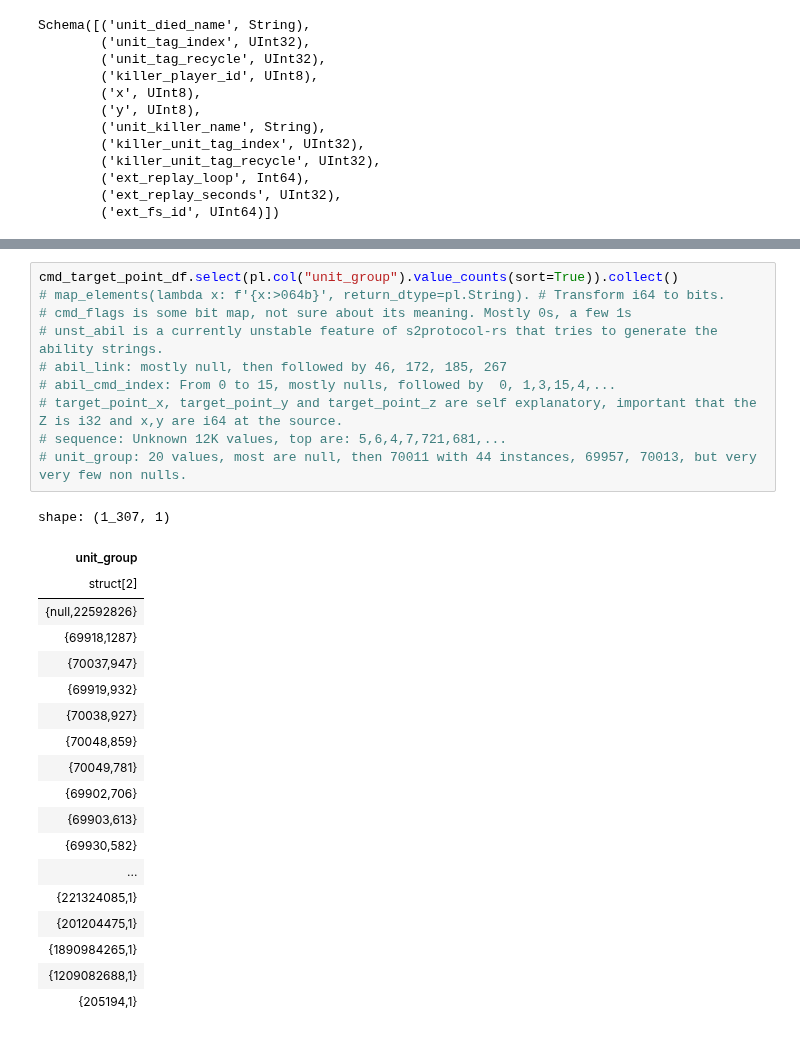
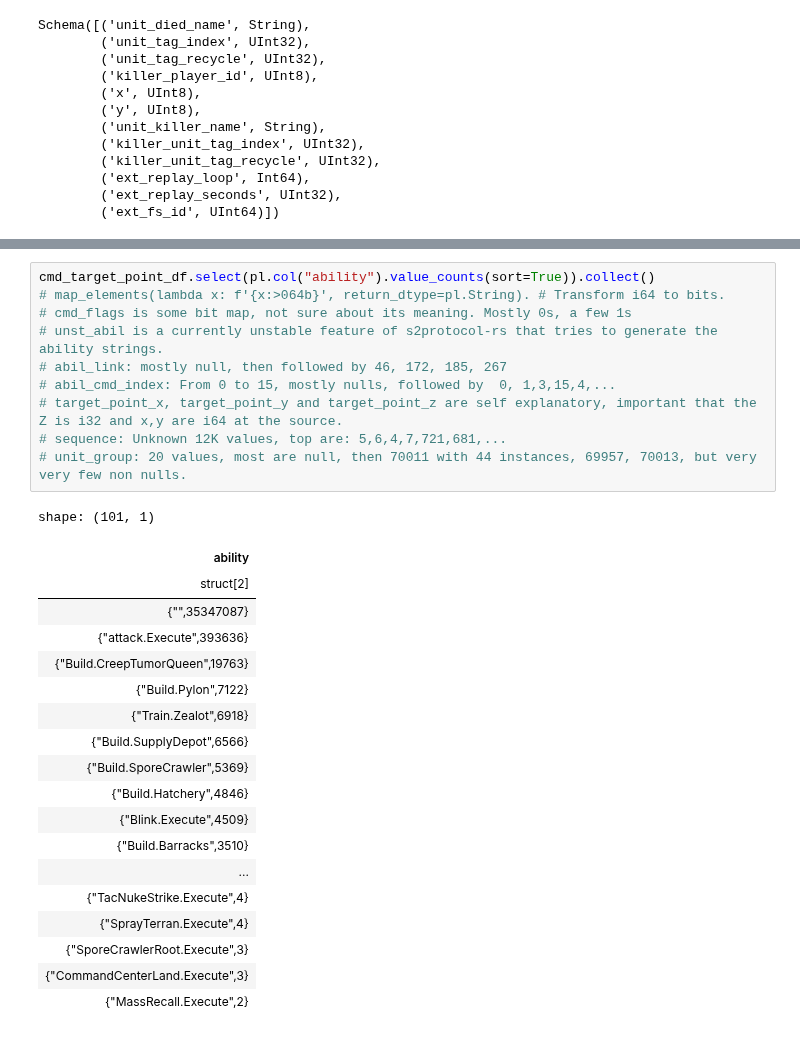
Before and after one commit to sebosp/s2-polars-data-analysis, a Jupyter notebook: jupyter_notebooks/Exploratory_Data_Analysis.ipynb, the cells around one changed output, grey strips where cells are left out. Cells and saved outputs as stored; diff of their text form.

```diff
--- a/jupyter_notebooks/Exploratory_Data_Analysis.ipynb
+++ b/jupyter_notebooks/Exploratory_Data_Analysis.ipynb
@@ -800,33 +807,33 @@ shape: (9, 14)
 # %%
-cmd_target_point_df.select(pl.col("unit_group").value_counts(sort=True)).collect()
+cmd_target_point_df.select(pl.col("ability").value_counts(sort=True)).collect()
 # map_elements(lambda x: f'{x:>064b}', return_dtype=pl.String). # Transform i64 to bits.
 # cmd_flags is some bit map, not sure about its meaning. Mostly 0s, a few 1s
 # unst_abil is a currently unstable feature of s2protocol-rs that tries to generate the ability strings.
 # abil_link: mostly null, then followed by 46, 172, 185, 267
 # abil_cmd_index: From 0 to 15, mostly nulls, followed by  0, 1,3,15,4,...
 # target_point_x, target_point_y and target_point_z are self explanatory, important that the Z is i32 and x,y are i64 at the source.
 # sequence: Unknown 12K values, top are: 5,6,4,7,721,681,...
 # unit_group: 20 values, most are null, then 70011 with 44 instances, 69957, 70013, but very very few non nulls.
 # %% [output]
-shape: (1_307, 1)
+shape: (101, 1)
-| unit_group |
+| ability |
 | struct[2] |
-| {null,22592826} |
-| {69918,1287} |
-| {70037,947} |
-| {69919,932} |
-| {70038,927} |
-| {70048,859} |
-| {70049,781} |
-| {69902,706} |
-| {69903,613} |
-| {69930,582} |
+| {"",35347087} |
+| {"attack.Execute",393636} |
+| {"Build.CreepTumorQueen",19763} |
+| {"Build.Pylon",7122} |
+| {"Train.Zealot",6918} |
+| {"Build.SupplyDepot",6566} |
+| {"Build.SporeCrawler",5369} |
+| {"Build.Hatchery",4846} |
+| {"Blink.Execute",4509} |
+| {"Build.Barracks",3510} |
 | ... |
-| {221324085,1} |
-| {201204475,1} |
-| {1890984265,1} |
-| {1209082688,1} |
-| {205194,1} |
+| {"TacNukeStrike.Execute",4} |
+| {"SprayTerran.Execute",4} |
+| {"SporeCrawlerRoot.Execute",3} |
+| {"CommandCenterLand.Execute",3} |
+| {"MassRecall.Execute",2} |
 # %%
 cmd_target_point_df.filter(pl.col("ext_fs_id").eq(chosen_fs_id)).join(
     details_lobby_df.filter(pl.col("ext_fs_id").eq(chosen_fs_id)).with_columns(
```
Also changed, not shown: parts of 39 cells of this notebook, 4 other files.
